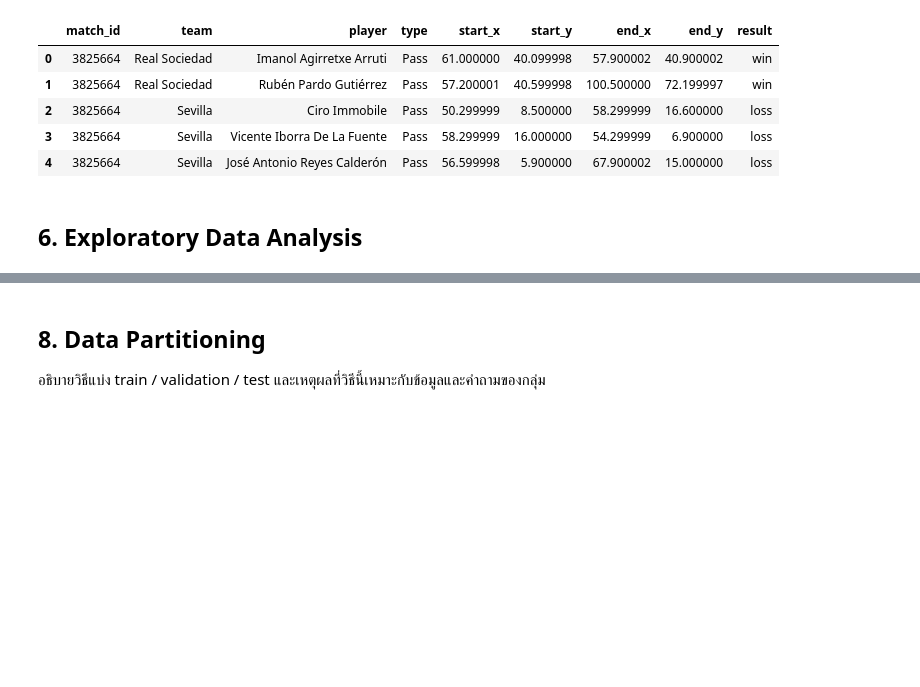
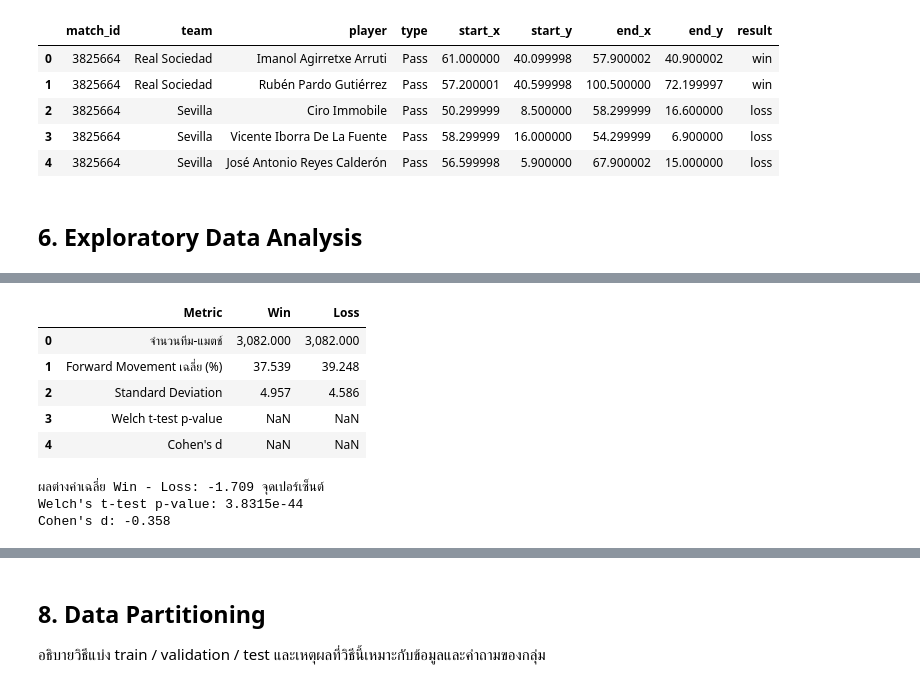
Before and after one commit to doperjerr/G2_MiniProject_Part2_BigData_ML, a Jupyter notebook: G2_MiniProject_Part2_BigData_ML.ipynb, the cells around one changed output, grey strips where cells are left out. Cells and saved outputs as stored; diff of their text form; code cells hidden in the pictures; blank space fills up the shorter version.

```diff
--- a/G2_MiniProject_Part2_BigData_ML.ipynb
+++ b/G2_MiniProject_Part2_BigData_ML.ipynb
@@ -721,0 +1119,67 @@ result      category
+# %%
+# EDA: Compare Forward Movement between Win and Loss
+from scipy import stats
+import numpy as np
+import pandas as pd
+
+# เลือกข้อมูลระดับทีม-แมตช์
+w = (
+    team_match_valid.loc[
+        team_match_valid["_result"].eq("win"),
+        "Forward_Movement_Pct"
+    ].dropna()
+)
+
+l = (
+    team_match_valid.loc[
+        team_match_valid["_result"].eq("loss"),
+        "Forward_Movement_Pct"
+    ].dropna()
+)
+
+if len(w) < 2 or len(l) < 2:
+    print("ข้อมูลไม่เพียงพอสำหรับการทดสอบ")
+else:
+    # Welch's t-test
+    test = stats.ttest_ind(w, l, equal_var=False)
+
+    # Cohen's d: pooled standard deviation
+    pooled_sd = np.sqrt(
+        ((len(w) - 1) * w.var(ddof=1)
+         + (len(l) - 1) * l.var(ddof=1))
+        / (len(w) + len(l) - 2)
+    )
+
+    d = (w.mean() - l.mean()) / pooled_sd if pooled_sd > 0 else np.nan
+
+    result_test = pd.DataFrame({
+        "Metric": [
+            "จำนวนทีม-แมตช์",
+            "Forward Movement เฉลี่ย (%)",
+            "Standard Deviation",
+            "Welch t-test p-value",
+            "Cohen's d"
+        ],
+        "Win": [
+            len(w), w.mean(), w.std(ddof=1), np.nan, np.nan
+        ],
+        "Loss": [
+            len(l), l.mean(), l.std(ddof=1), np.nan, np.nan
+        ]
+    })
+
+    display(result_test.round(4))
+
+    print(f"ผลต่างค่าเฉลี่ย Win - Loss: {w.mean() - l.mean():.3f} จุดเปอร์เซ็นต์")
+    print(f"Welch's t-test p-value: {test.pvalue:.4e}")
+    print(f"Cohen's d: {d:.3f}")
+# %% [output]
+|  | Metric | Win | Loss |
+| 0 | จำนวนทีม-แมตช์ | 3,082.000 | 3,082.000 |
+| 1 | Forward Movement เฉลี่ย (%) | 37.539 | 39.248 |
+| 2 | Standard Deviation | 4.957 | 4.586 |
+| 3 | Welch t-test p-value | NaN | NaN |
+| 4 | Cohen's d | NaN | NaN |
+ผลต่างค่าเฉลี่ย Win - Loss: -1.709 จุดเปอร์เซ็นต์
+Welch's t-test p-value: 3.8315e-44
+Cohen's d: -0.358
```
Also changed, not shown: parts of 23 cells of this notebook.
